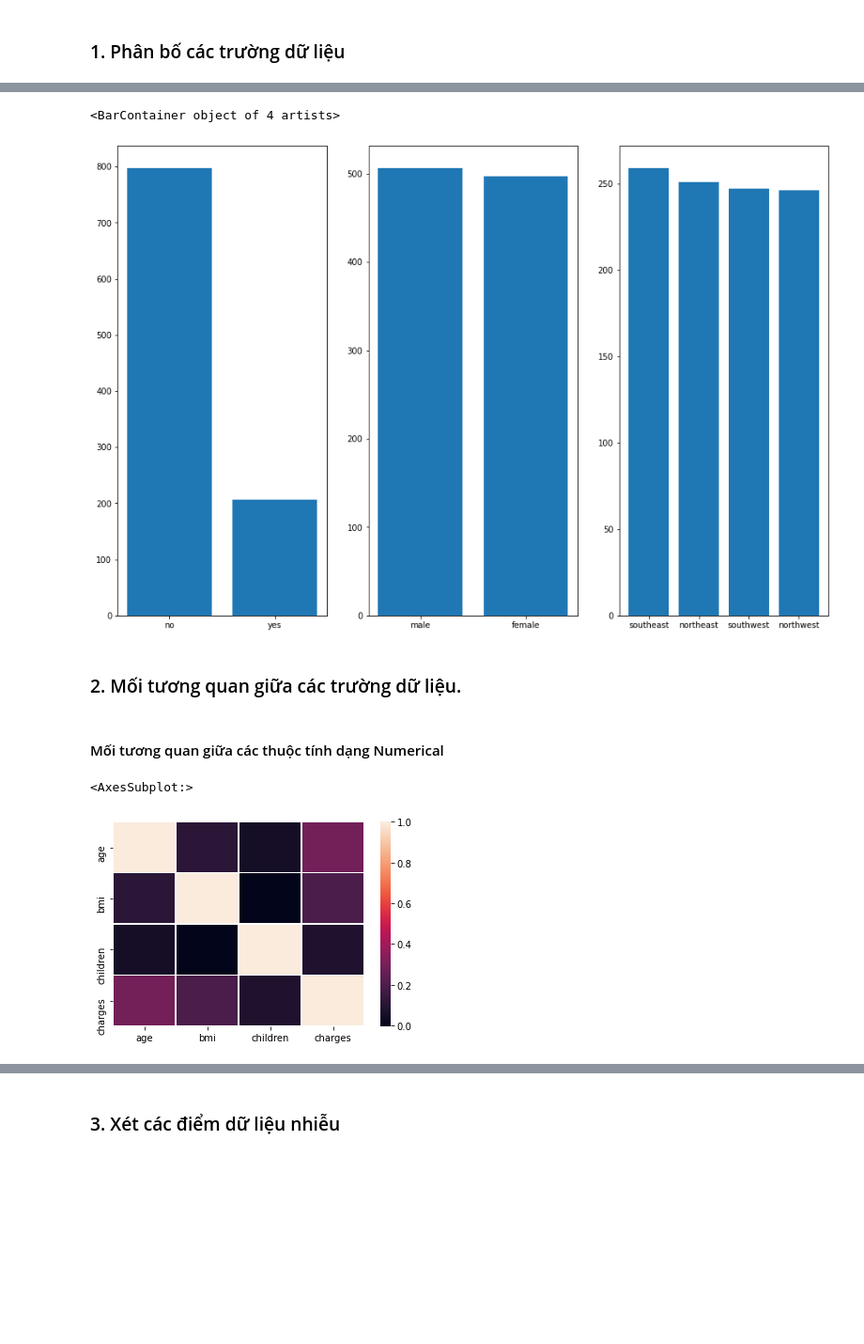
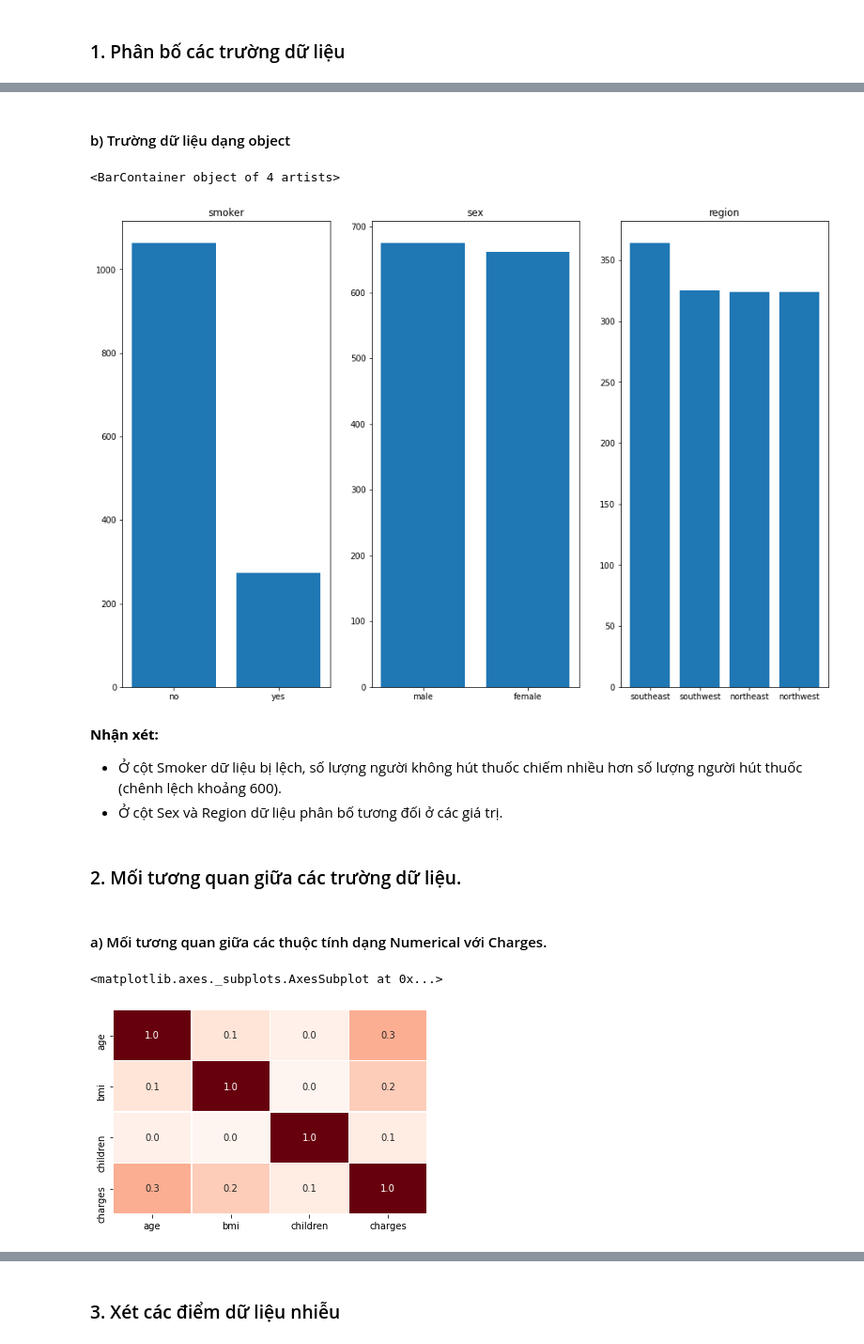
Before and after one commit to nttung2603/Lab1-Regression, a Jupyter notebook: ML-Regression.ipynb, the cells around one changed output, grey strips where cells are left out. Shown at 94% size. Saved outputs shown, nothing was run; the diff lists cells and outputs as text; code cells hidden in the pictures; blank space fills up the shorter version.

```diff
--- a/ML-Regression.ipynb
+++ b/ML-Regression.ipynb
@@ -15,0 +25,3 @@ warnings.filterwarnings('ignore')
+# %%
+df_train = pd.read_csv("/content/drive/MyDrive/Data/train.csv")
+df_test = pd.read_csv("/content/drive/MyDrive/Data/test.csv")
@@ -15,0 +30,2 @@ warnings.filterwarnings('ignore')
+# %%
+df=pd.concat([df_train,df_test])
@@ -16,3 +123,5 @@ warnings.filterwarnings('ignore')
+# %%
+df.drop_duplicates(inplace = True)
 # %% [markdown]
 ---
 # %% [markdown]
@@ -20,2 +128,0 @@ warnings.filterwarnings('ignore')
-# %%
-df = pd.read_csv("train.csv")
@@ -90,21 +146,31 @@ plt.show()
+# %% [markdown]
+#### b) Trường dữ liệu dạng object
 # %%
 fig , axes = plt.subplots(1,3)
 fig.set_size_inches(15.5, 10.5)
 smoker_value_counts = df['smoker'].value_counts()
 axes[0].bar(smoker_value_counts.index.tolist(), smoker_value_counts)
+axes[0].set_title("smoker")
 sex_value_counts = df['sex'].value_counts()
+axes[1].set_title("sex")
 axes[1].bar(sex_value_counts.index.tolist(), sex_value_counts)
 region_value_counts = df['region'].value_counts()
+axes[2].set_title("region")
 axes[2].bar(region_value_counts.index.tolist(), region_value_counts)
 # %% [output]
 <BarContainer object of 4 artists>
-[figure, old version]
+[figure, new version]
+# %% [markdown]
+<b>Nhận xét:</b>
+- Ở cột Smoker dữ liệu bị lệch, số lượng người không hút thuốc chiếm nhiều hơn số lượng người hút thuốc (chênh lệch khoảng 600).
+- Ở cột Sex và Region dữ liệu phân bố tương đối ở các giá trị.
 # %% [markdown]
 ### 2. Mối tương quan giữa các trường dữ liệu.
 # %% [markdown]
-#### Mối tương quan giữa các thuộc tính dạng Numerical
+#### a) Mối tương quan giữa các thuộc tính dạng Numerical với Charges.
 # %%
-sns.heatmap(df.corr(), linewidths=.5)
+sns.heatmap(df.corr(), linewidths=.5, cmap='Reds', fmt='.1f', annot=True,
+            cbar=False)
 # %% [output]
-<AxesSubplot:>
+<matplotlib.axes._subplots.AxesSubplot at 0x...>
-[figure, old version]
+[figure, new version]
```
Also changed, not shown: parts of 170 cells of this notebook.
